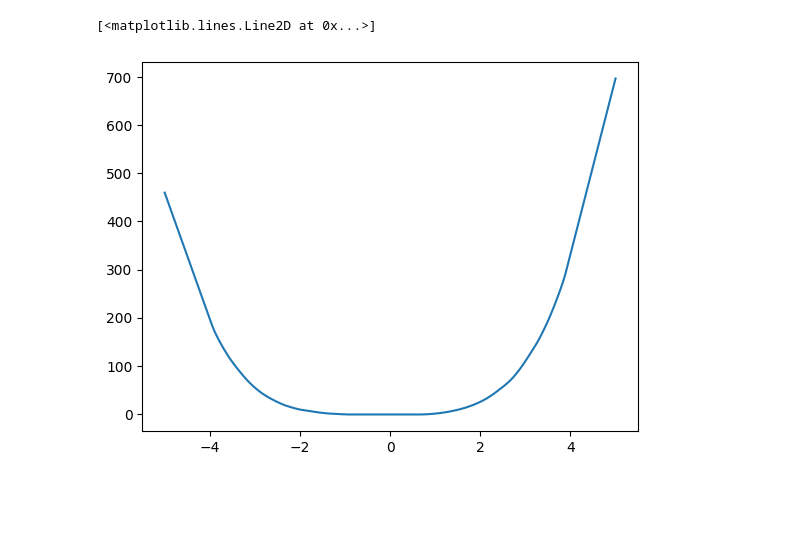
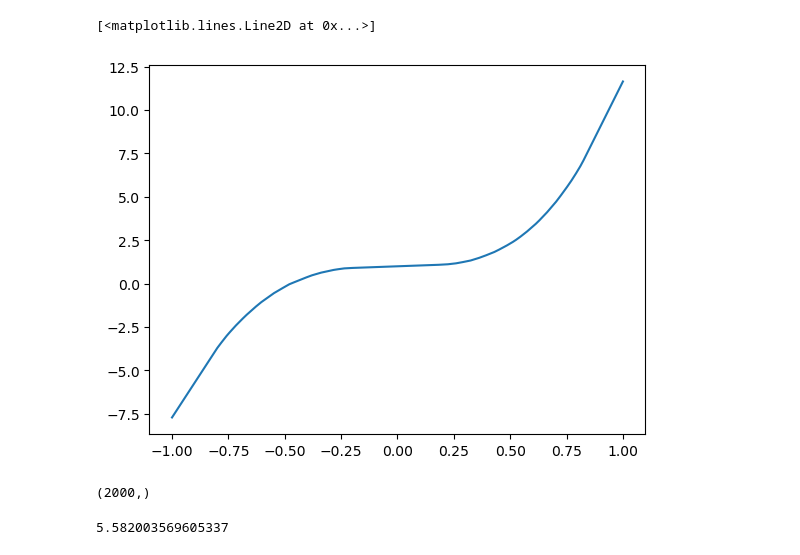
Before and after one commit to ArturKunafin/hse_dl_2024, a Jupyter notebook: Week1/PartLinear.ipynb, the cells around one changed output. Cells and saved outputs as stored; diff of their text form; code cells hidden in the pictures; blank space fills up the shorter version.

```diff
--- a/Week1/PartLinear.ipynb
+++ b/Week1/PartLinear.ipynb
@@ -17,6 +20,9 @@ class Net(nn.Module):
 
 
 net = Net()
+# %%
+left = -1
+right = 1
 # %%
 net.forward(torch.ones((1,)).to(torch.float32))
 params = list(net.parameters())
@@ -67,4 +74,5 @@ plt.plot(kek[p], target[p])
 # %%
-x = np.linspace(-5, 5, num=200)
+x = np.linspace(left, right, num=2000)
 y = f(x)
+y_true = y
 # %%
@@ -77,10 +83,10 @@ plt.plot(x, y)
 # %%
-x = np.linspace(-5, 5, num=200)
+
 x = torch.tensor(x).to(torch.float32)
 x = x.unsqueeze(1)
 y = net(x)
 # %%
-plt.plot(x, y.detach().numpy())
+plt.plot(x, y.detach().numpy()[:, 0])
 # %% [output]
 [<matplotlib.lines.Line2D at 0x...>]
-[figure, old version]
+[figure, new version]
@@ -86,0 +95,8 @@ plt.plot(x, y.detach().numpy())
+# %%
+y_true.shape
+# %% [output]
+(2000,)
+# %%
+((y_pred - y_true) ** 2).sum()
+# %% [output]
+5.582003569605337
```
Also changed, not shown: parts of 10 cells of this notebook.
